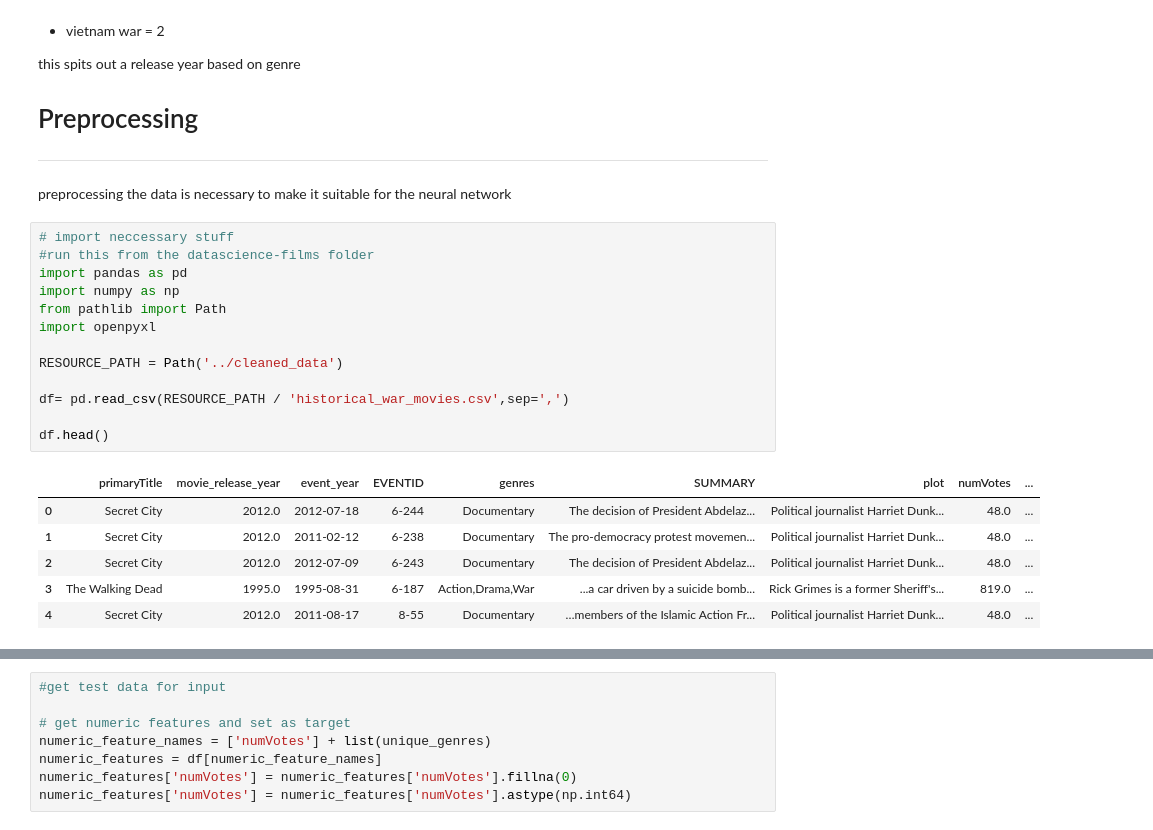
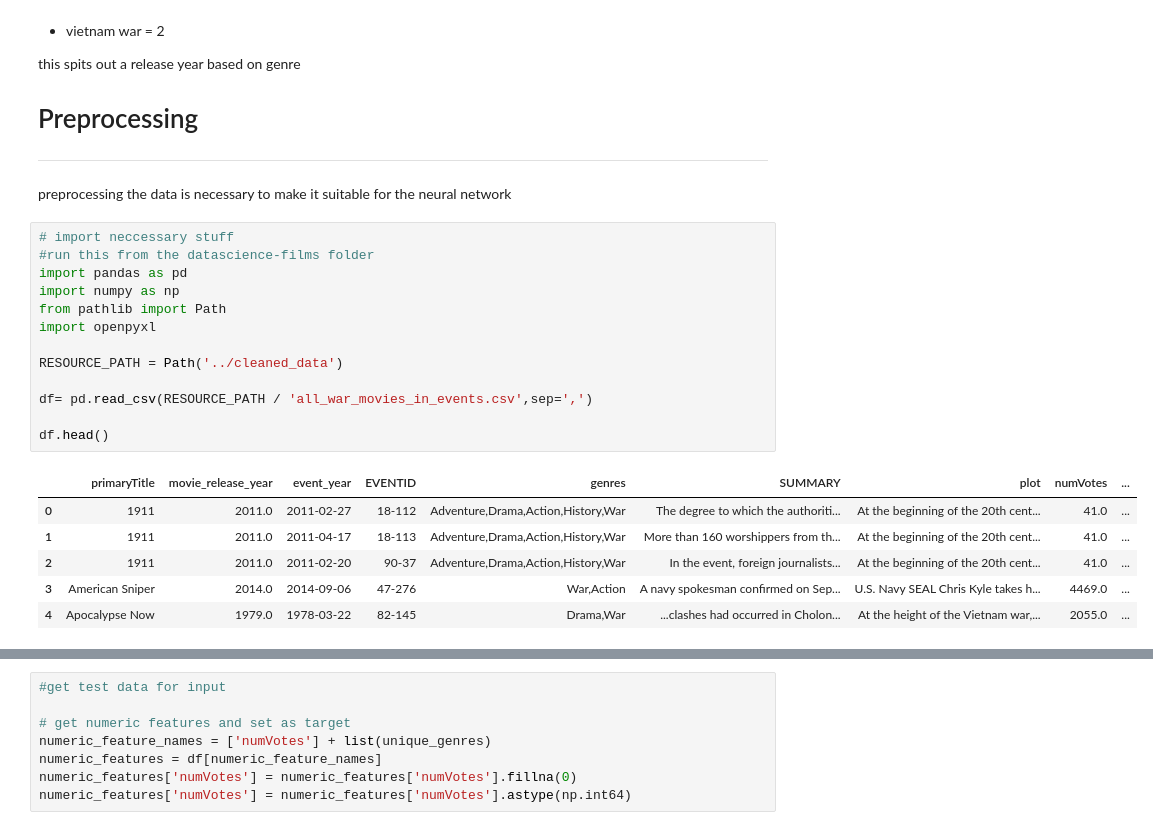
Before and after one commit to HermanHeringa/datascience-films, a Jupyter notebook: models/cross_validated_model.ipynb, the cells around one changed output, grey strips where cells are left out. Drawn from its saved outputs; the diff is of its cells as text.

```diff
--- a/models/cross_validated_model.ipynb
+++ b/models/cross_validated_model.ipynb
@@ -45,23 +45,23 @@ preprocessing the data is necessary to make it suitable for the neural network
 # %%
 # import neccessary stuff
 #run this from the datascience-films folder
 import pandas as pd
 import numpy as np
 from pathlib import Path
 import openpyxl
 
 RESOURCE_PATH = Path('../cleaned_data')
 
-df= pd.read_csv(RESOURCE_PATH / 'historical_war_movies.csv',sep=',')
+df= pd.read_csv(RESOURCE_PATH / 'all_war_movies_in_events.csv',sep=',')
 
 df.head()
 # %% [output]
 |  | primaryTitle | movie_release_year | event_year | EVENTID | genres | SUMMARY | plot | numVotes | ... |
-| 0 | Secret City | 2012.0 | 2012-07-18 | 6-244 | Documentary | The decision of President Abdelaz... | Political journalist Harriet Dunk... | 48.0 | ... |
-| 1 | Secret City | 2012.0 | 2011-02-12 | 6-238 | Documentary | The pro-democracy protest movemen... | Political journalist Harriet Dunk... | 48.0 | ... |
-| 2 | Secret City | 2012.0 | 2012-07-09 | 6-243 | Documentary | The decision of President Abdelaz... | Political journalist Harriet Dunk... | 48.0 | ... |
-| 3 | The Walking Dead | 1995.0 | 1995-08-31 | 6-187 | Action,Drama,War | ...a car driven by a suicide bomb... | Rick Grimes is a former Sheriff's... | 819.0 | ... |
-| 4 | Secret City | 2012.0 | 2011-08-17 | 8-55 | Documentary | …members of the Islamic Action Fr... | Political journalist Harriet Dunk... | 48.0 | ... |
+| 0 | 1911 | 2011.0 | 2011-02-27 | 18-112 | Adventure,Drama,Action,History,War | The degree to which the authoriti... | At the beginning of the 20th cent... | 41.0 | ... |
+| 1 | 1911 | 2011.0 | 2011-04-17 | 18-113 | Adventure,Drama,Action,History,War | More than 160 worshippers from th... | At the beginning of the 20th cent... | 41.0 | ... |
+| 2 | 1911 | 2011.0 | 2011-02-20 | 90-37 | Adventure,Drama,Action,History,War | In the event, foreign journalists... | At the beginning of the 20th cent... | 41.0 | ... |
+| 3 | American Sniper | 2014.0 | 2014-09-06 | 47-276 | War,Action | A navy spokesman confirmed on Sep... | U.S. Navy SEAL Chris Kyle takes h... | 4469.0 | ... |
+| 4 | Apocalypse Now | 1979.0 | 1978-03-22 | 82-145 | Drama,War | ...clashes had occurred in Cholon... | At the height of the Vietnam war,... | 2055.0 | ... |
 # %%
 df['numVotes'] = df['numVotes'].fillna(0)
 #lastly pop our target we want
```
Also changed, not shown: parts of 5 cells of this notebook, 10 other files.
